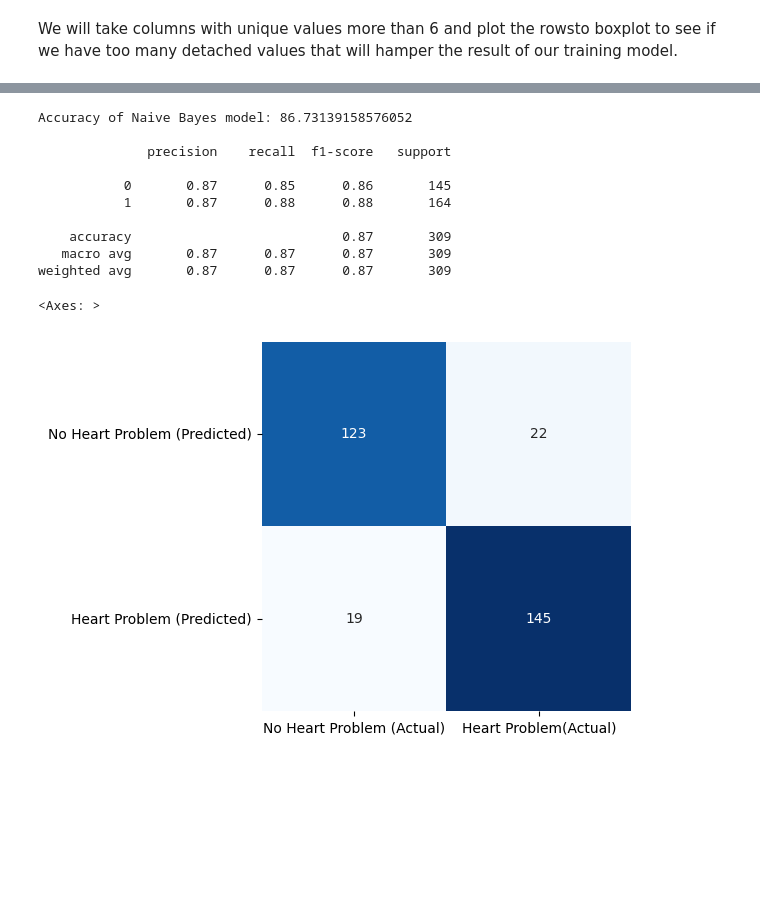
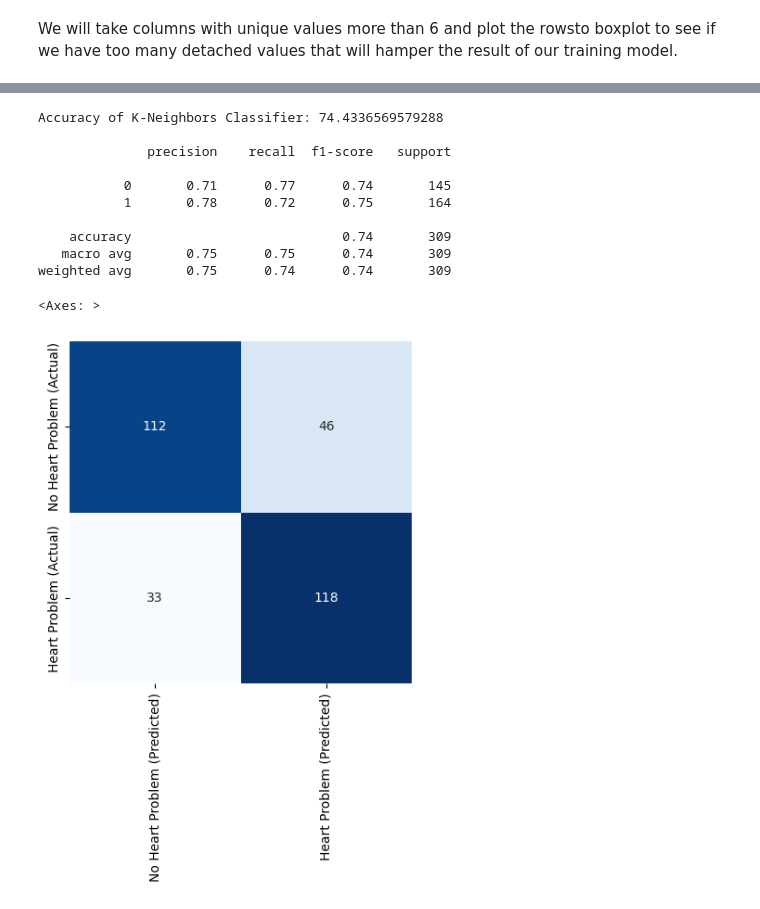
Before and after one commit to Lycanthrope8/CSE422-Project, a Jupyter notebook: CSE422_Final_Project.ipynb, the cells around one changed output, grey strips where cells are left out. Drawn from its saved outputs; the diff is of its cells as text; code cells hidden in the pictures; blank space fills up the shorter version.

```diff
--- a/CSE422_Final_Project.ipynb
+++ b/CSE422_Final_Project.ipynb
@@ -243,30 +238,30 @@ Please also refer to the documentation for alternative solver options:
 # %%
-# Model 2: Naive Bayes
-nb_model = GaussianNB()
-nb_fit = nb_model.fit(X_train, y_train)
-nb_pred = nb_model.predict(X_test)
-nb_conf_matrix = confusion_matrix(y_test, nb_pred)
-nb_accuracy = accuracy_score(y_test, nb_pred)
+# Model 3: K-Neighbors Classifier
+knn_model = KNeighborsClassifier(n_neighbors=10)
+knn_fit = knn_model.fit(X_train, y_train)
+knn_pred = knn_model.predict(X_test)
+knn_conf_matrix = confusion_matrix(knn_pred, y_test)
+knn_accuracy = accuracy_score(y_test, knn_pred)
 
 print("\n")
-print("Accuracy of Naive Bayes model:", nb_accuracy * 100, '\n')
-print(classification_report(y_test, nb_pred))
+print("Accuracy of K-Neighbors Classifier:", knn_accuracy * 100, '\n')
+print(classification_report(y_test, knn_pred))
 
 # Plotting confusion matrix
-sns.heatmap(nb_conf_matrix, xticklabels=["No Heart Problem (Actual)","Heart Problem(Actual)"],
-            yticklabels=["No Heart Problem (Predicted)","Heart Problem (Predicted)"],
+sns.heatmap(knn_conf_matrix, xticklabels=["No Heart Problem (Predicted)","Heart Problem (Predicted)"],
+            yticklabels=["No Heart Problem (Actual)","Heart Problem (Actual)"],
             square=True, annot=True, cmap='Blues', fmt='d', cbar=False)
 # %% [output]
-Accuracy of Naive Bayes model: 86.73139158576052
+Accuracy of K-Neighbors Classifier: 74.4336569579288
 
               precision    recall  f1-score   support
 
-           0       0.87      0.85      0.86       145
-           1       0.87      0.88      0.88       164
+           0       0.71      0.77      0.74       145
+           1       0.78      0.72      0.75       164
 
-    accuracy                           0.87       309
-   macro avg       0.87      0.87      0.87       309
-weighted avg       0.87      0.87      0.87       309
+    accuracy                           0.74       309
+   macro avg       0.75      0.75      0.74       309
+weighted avg       0.75      0.74      0.74       309
 <Axes: >
-[figure, old version]
+[figure, new version]
 # %%
```
Also changed, not shown: parts of 8 cells of this notebook.
